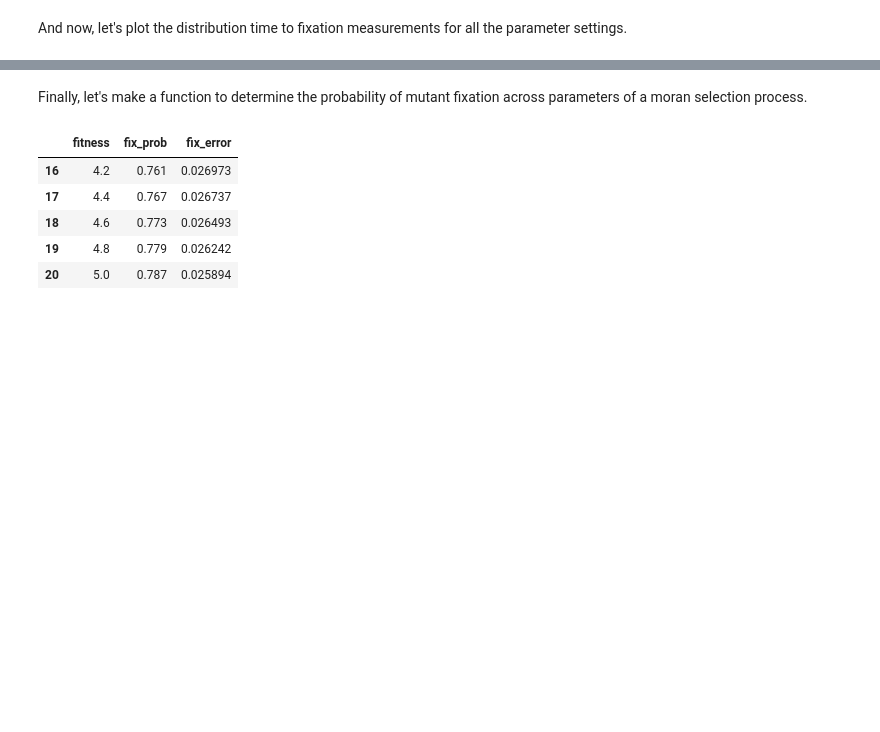
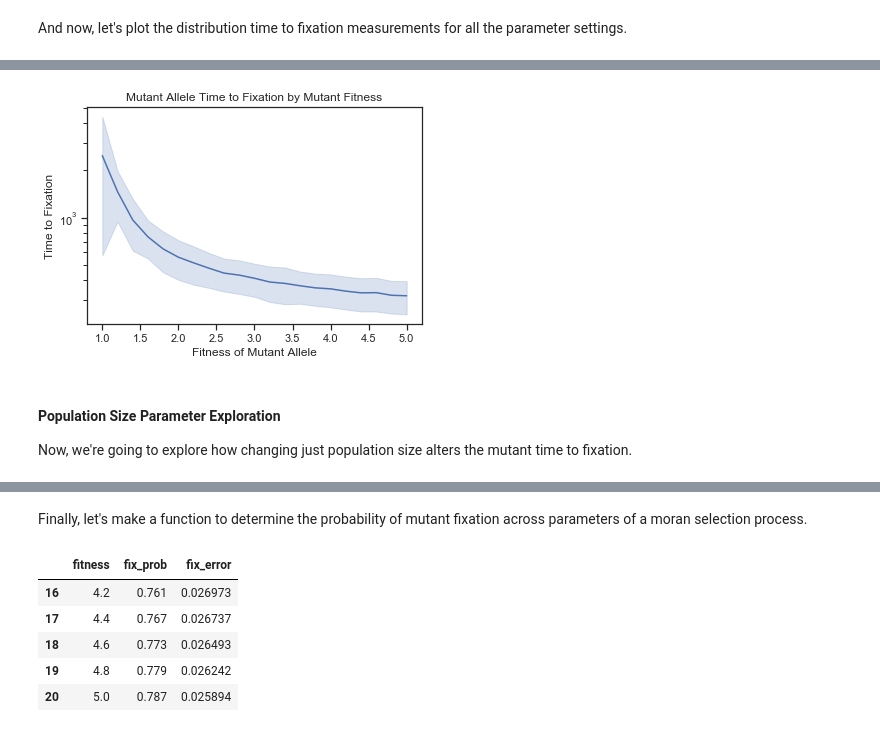
Before and after one commit to jessicascarborough/stochastic-modeling, a Jupyter notebook: stochastic_modeling.ipynb, the cells around one changed output, grey strips where cells are left out. Saved outputs shown, nothing was run; the diff lists cells and outputs as text; code cells hidden in the pictures; blank space fills up the shorter version.

```diff
--- a/stochastic_modeling.ipynb
+++ b/stochastic_modeling.ipynb
@@ -254,2 +278,18 @@ time2fix_results_fit_sweep.to_csv("Results/time2fix_parameter_fit_sweep.csv", in
+# %%
+time2fix_results_fit_sweep = pd.read_csv("Results/time2fix_parameter_fit_sweep.csv")
+# %%
+ax = sns.lineplot(x = 'fitness', y ='time2fix', ci='sd',
+                     data=time2fix_results_fit_sweep)
+ax.set(yscale="log")
+
+plt.title("Mutant Allele Time to Fixation by Mutant Fitness")
+plt.xlabel("Fitness of Mutant Allele")
+plt.ylabel("Time to Fixation");
+# %% [output]
+[figure, added]
+# %% [markdown]
+#### Population Size Parameter Exploration
+
+Now, we're going to explore how changing just population size alters the mutant time to fixation.
 # %%
 fitness_range = [1.1] #fitness ratio of mutant:wt allele
```
Also changed, not shown: parts of 18 cells of this notebook, 2 other files.
